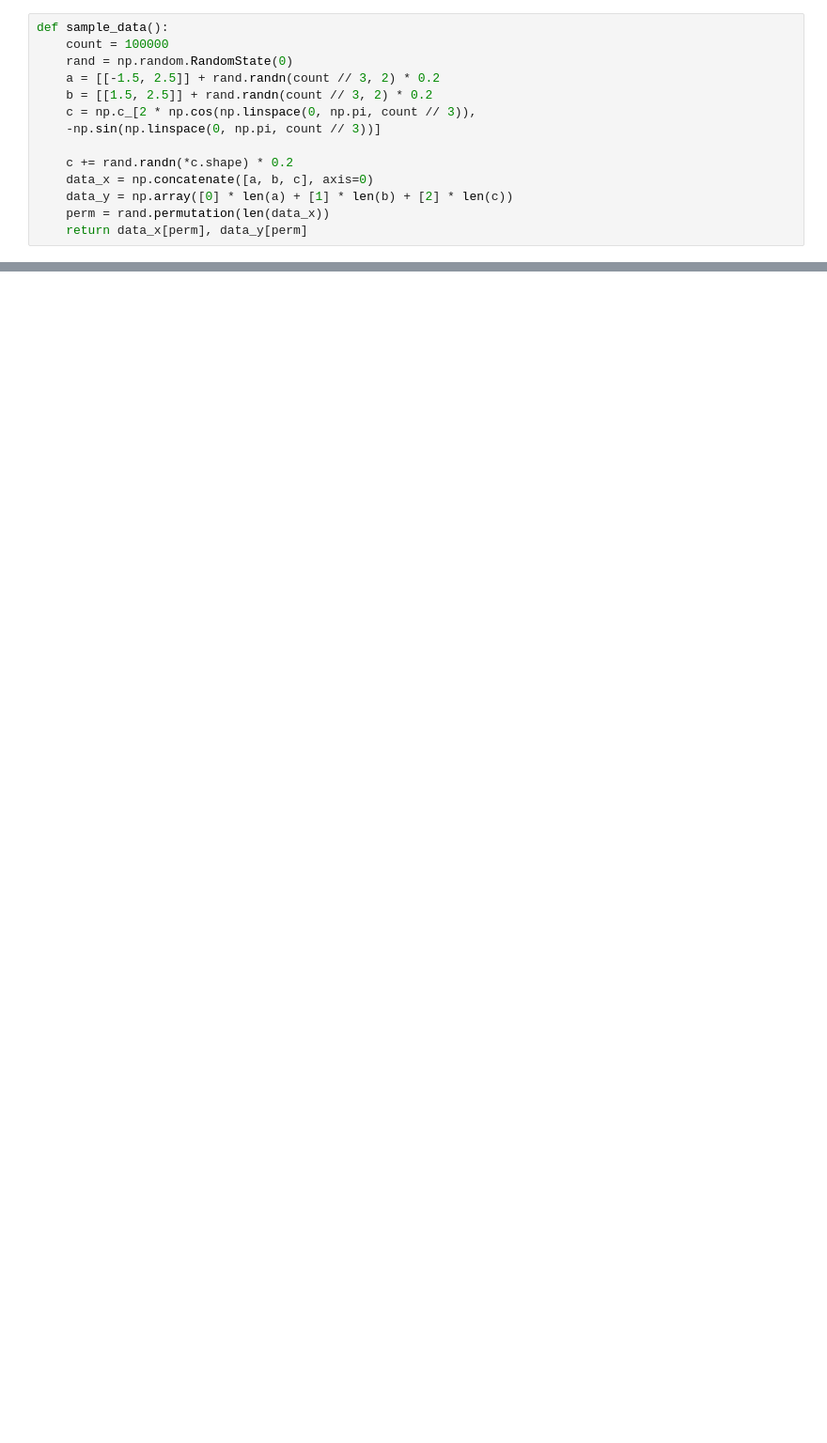
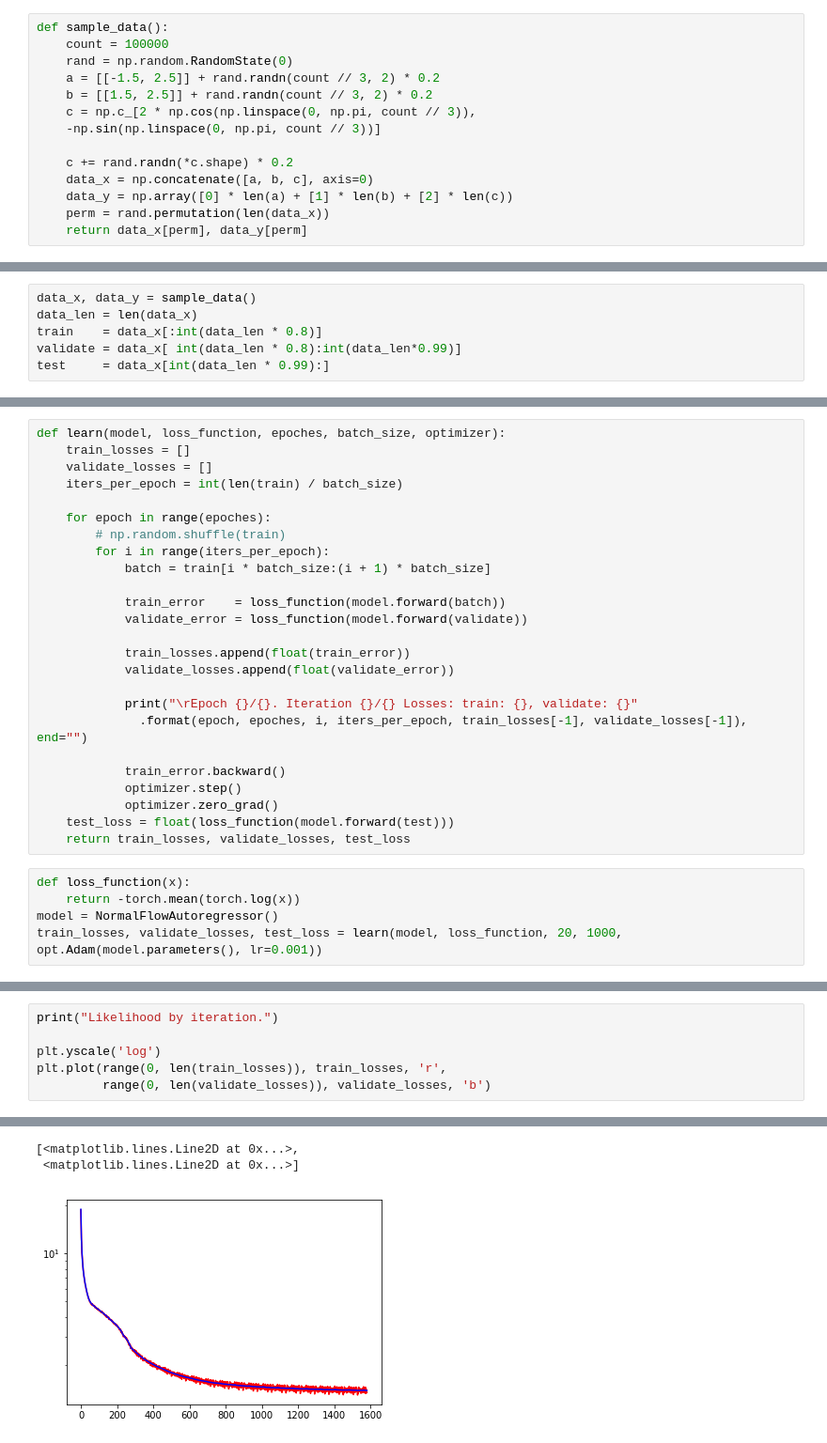
Before and after one commit to annikura/dul_homeworks, a Jupyter notebook: DUL, hw2, task 1.ipynb, the cells around one changed output, grey strips where cells are left out. Shown at 94% size. Saved outputs shown, nothing was run; the diff lists cells and outputs as text; blank space fills up the shorter version.

```diff
--- a/DUL, hw2, task 1.ipynb
+++ b/DUL, hw2, task 1.ipynb
@@ -84,0 +26,6 @@ class MADE(torch.nn.Module):
+# %%
+data_x, data_y = sample_data()
+data_len = len(data_x)
+train    = data_x[:int(data_len * 0.8)]
+validate = data_x[ int(data_len * 0.8):int(data_len*0.99)]
+test     = data_x[int(data_len * 0.99):]
@@ -84,0 +103,30 @@ class MADE(torch.nn.Module):
+# %%
+def learn(model, loss_function, epoches, batch_size, optimizer):
+    train_losses = []
+    validate_losses = []
+    iters_per_epoch = int(len(train) / batch_size)
+
+    for epoch in range(epoches):
+        # np.random.shuffle(train)
+        for i in range(iters_per_epoch):
+            batch = train[i * batch_size:(i + 1) * batch_size]
+
+            train_error    = loss_function(model.forward(batch))
+            validate_error = loss_function(model.forward(validate))
+
+            train_losses.append(float(train_error))
+            validate_losses.append(float(validate_error))
+
+            print("\rEpoch {}/{}. Iteration {}/{} Losses: train: {}, validate: {}"
+              .format(epoch, epoches, i, iters_per_epoch, train_losses[-1], validate_losses[-1]), end="")
+
+            train_error.backward()
+            optimizer.step()
+            optimizer.zero_grad()
+    test_loss = float(loss_function(model.forward(test)))
+    return train_losses, validate_losses, test_loss
+# %%
+def loss_function(x):
+    return -torch.mean(torch.log(x))
+model = NormalFlowAutoregressor()
+train_losses, validate_losses, test_loss = learn(model, loss_function, 20, 1000, opt.Adam(model.parameters(), lr=0.001))
@@ -84,0 +135,7 @@ class MADE(torch.nn.Module):
+# %%
+print("Likelihood by iteration.")
+
+plt.yscale('log')
+plt.plot(range(0, len(train_losses)), train_losses, 'r',
+         range(0, len(validate_losses)), validate_losses, 'b')
+# %% [output]
@@ -84,0 +143,3 @@ class MADE(torch.nn.Module):
+[<matplotlib.lines.Line2D at 0x...>,
+ <matplotlib.lines.Line2D at 0x...>]
+[figure, added]
```
Also changed, not shown: parts of 13 cells of this notebook.
